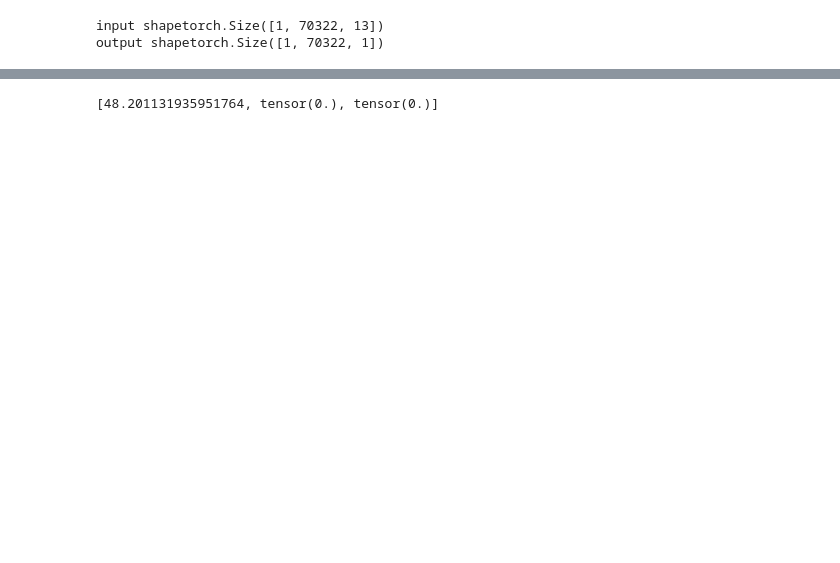
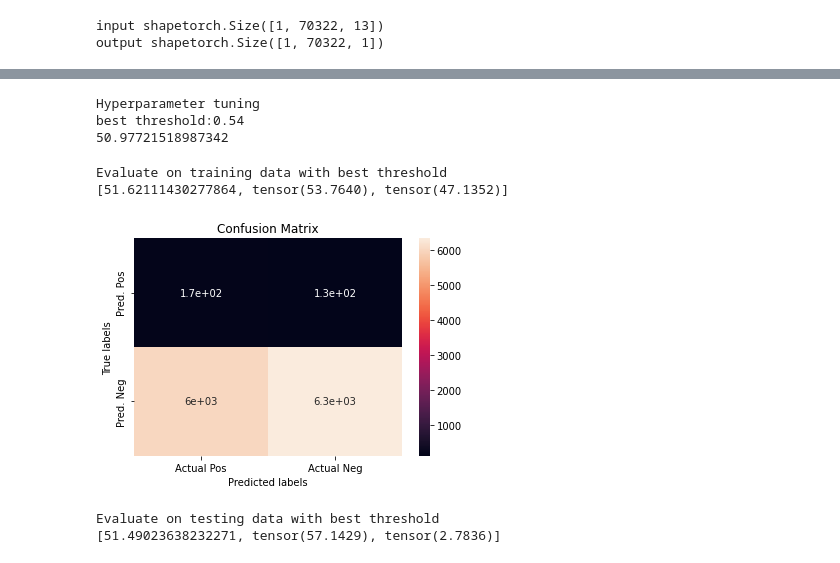
Before and after one commit to Duncan-Du/cnn-research, a Jupyter notebook: CNNModel.ipynb, the cells around one changed output, grey strips where cells are left out. Cells and saved outputs as stored; diff of their text form; code cells hidden in the pictures; blank space fills up the shorter version.

```diff
--- a/CNNModel.ipynb
+++ b/CNNModel.ipynb
@@ -77,7 +82,7 @@ def train(model, x_train, y_train, n_epochs=5, lr=0.0001):
 
     return losses
 
-def calc_acc(y_pred, y, th=1.0):
+def calc_acc(y_pred, y, th=0.52):
     #tp = 0
     #tn = 0
     size = len(y)
@@ -109,8 +125,84 @@ Epoch 0: loss = 51.798866271972656
+# %%
+print("Hyperparameter tuning")
+best_th = 0.0
+best_acc = 0.0
+with torch.no_grad():
+    for i in range(100):
+        th = i / 100.0
+        y_prediction = model(x_val)
+        y_prediction = y_prediction.reshape((y_prediction.shape[1], y_prediction.shape[2]))
+        evauluation_result = calc_acc(y_prediction, y_val, th=th)
+        accuracy = evauluation_result[0]
+        if accuracy > best_acc:
+            best_acc = accuracy
+            best_th = th
+    print("best threshold:" + str(best_th))
+    print(best_acc)
+# %% [output]
+Hyperparameter tuning
+best threshold:0.54
+50.97721518987342
 # %%
+print("Evaluate on training data with best threshold")
 with torch.no_grad():
     y_prediction = model(x_train)
     y_prediction = y_prediction.reshape((y_prediction.shape[1], y_prediction.shape[2]))
     evauluation_result = calc_acc(y_prediction, y_train)
     print(evauluation_result)
 # %% [output]
-[48.201131935951764, tensor(0.), tensor(0.)]
+Evaluate on training data with best threshold
+[51.62111430277864, tensor(53.7640), tensor(47.1352)]
+# %%
+# confusion matrix
+# Confusion Matrix on submission_model_XX
+import seaborn as sns
+import pandas as pd
+from sklearn.metrics import confusion_matrix
+
+def plot_confusion_matrix(tp, fp, fn, tn):
+    """
+    Plots a confusion matrix using the values
+       tp - True Positive
+       fp - False Positive
+       fn - False Negative
+       tn - True Negative
+    """
+    data = np.matrix([[tp, fp], [fn, tn]])
+
+    sns.heatmap(data,annot=True,xticklabels=['Actual Pos', 'Actual Neg']
+              ,yticklabels=['Pred. Pos', 'Pred. Neg'])
+
+def plot_model(model_name, predictions, labels):
+    y_true = labels
+    y_pred = predictions
+    x = confusion_matrix(y_true, y_pred)
+    tp = x[1][1]
+    fp = x[0][1]
+    tn = x[0][0]
+    fn = x[1][0]
+    ax= plt.subplot()
+    plot_confusion_matrix(tp=tp, fp=fp, tn=tn, fn=fn)
+    ax.set_xlabel('Predicted labels')
+    ax.set_ylabel('True labels')
+    ax.set_title('Confusion Matrix' + model_name)
+
+with torch.no_grad():
+    y_prediction = model(x_test)
+    y_prediction_confusion = y_prediction.reshape(y_prediction.shape[1])
+    y_th = torch.heaviside(y_prediction_confusion
+                           - torch.tensor(best_th).expand_as(y_prediction_confusion),
+                           torch.tensor(1.0).expand_as(y_prediction_confusion))
+    y_test_confusion = y_test.reshape(y_test.shape[0])
+    plot_model("", y_th, y_test_confusion)
+# %% [output]
+[figure, added]
+# %%
+print("Evaluate on testing data with best threshold")
+with torch.no_grad():
+    y_prediction = model(x_test)
+    y_prediction = y_prediction.reshape((y_prediction.shape[1], y_prediction.shape[2]))
+    evauluation_result = calc_acc(y_prediction, y_test, th=best_th)
+    print(evauluation_result)
+# %% [output]
+Evaluate on testing data with best threshold
+[51.49023638232271, tensor(57.1429), tensor(2.7836)]
```
Also changed, not shown: parts of 5 cells of this notebook, 2 other files.
